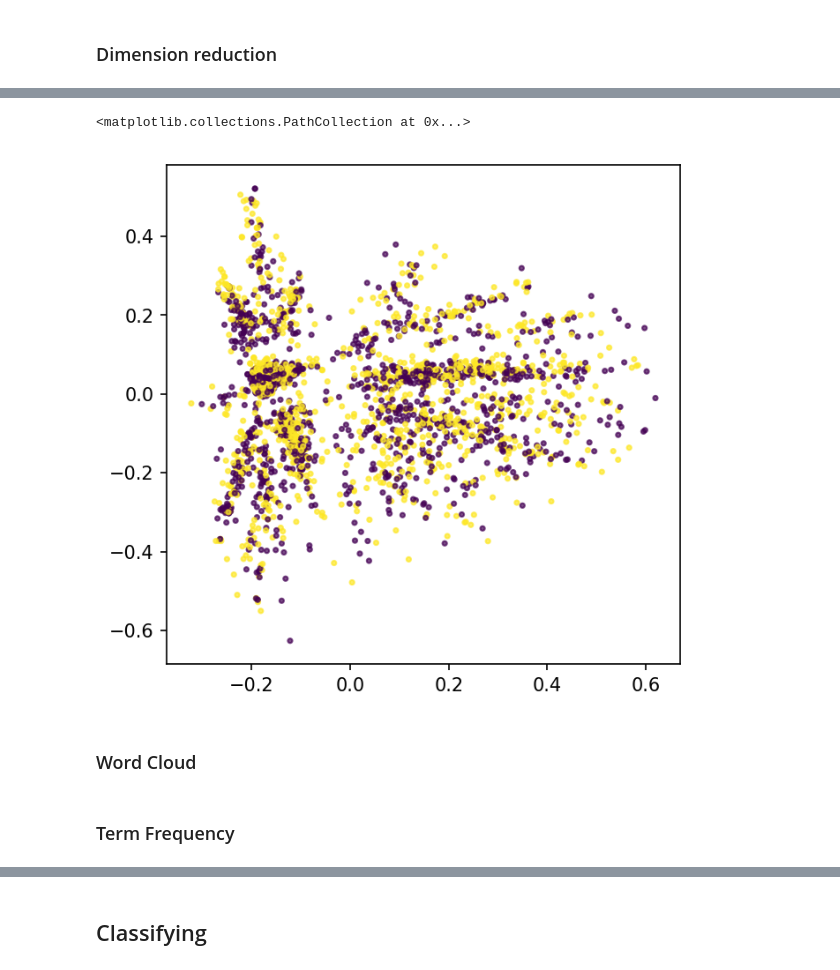
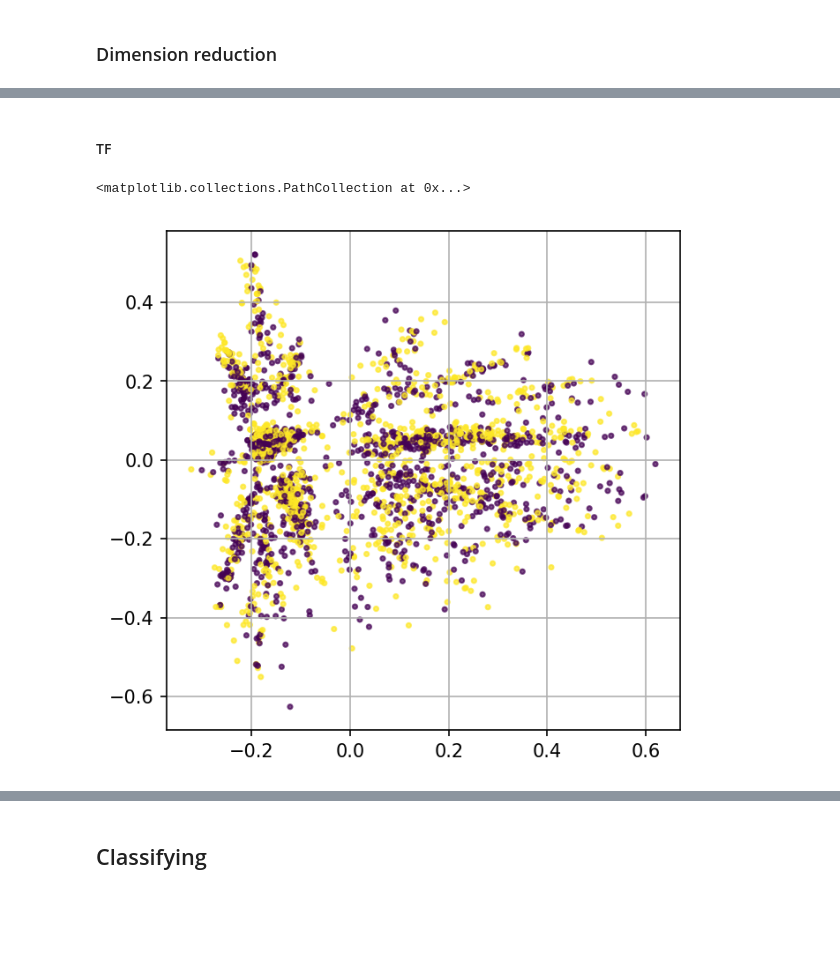
Before and after one commit to brian41005/dm_2018_hw_1, a Jupyter notebook: hw_1.ipynb, the cells around one changed output, grey strips where cells are left out. Cells and saved outputs as stored; diff of their text form; code cells hidden in the pictures; blank space fills up the shorter version.

```diff
--- a/hw_1.ipynb
+++ b/hw_1.ipynb
@@ -253,11 +349,14 @@ plt.scatter(X_tfidf_reduced[:, 0], X_tfidf_reduced[:, 1],
+# %% [markdown]
+#### TF
 # %%
 pca = KernelPCA(n_components=2, random_state=42)
 #TF
 X_tf_reduced = pca.fit_transform(X_tf)
 plt.figure(figsize=(5, 5), dpi=150)
+plt.grid(True)
 plt.scatter(X_tf_reduced[:, 0], X_tf_reduced[:, 1],
             c=sentiment_df['score'].values.tolist(),
             s=6, alpha=0.7)
 # %% [output]
 <matplotlib.collections.PathCollection at 0x...>
-[figure, old version]
+[figure, new version]
@@ -268,2 +362,0 @@ y = sentiment_df['score'].values.tolist()
-# %% [markdown]
-### Word Cloud
@@ -272,2 +362,0 @@ sentiment_df[sentiment_df['score'] == 1]['text']
-# %% [markdown]
-### Term Frequency
```
Also changed, not shown: parts of 57 cells of this notebook, 1 other file.
